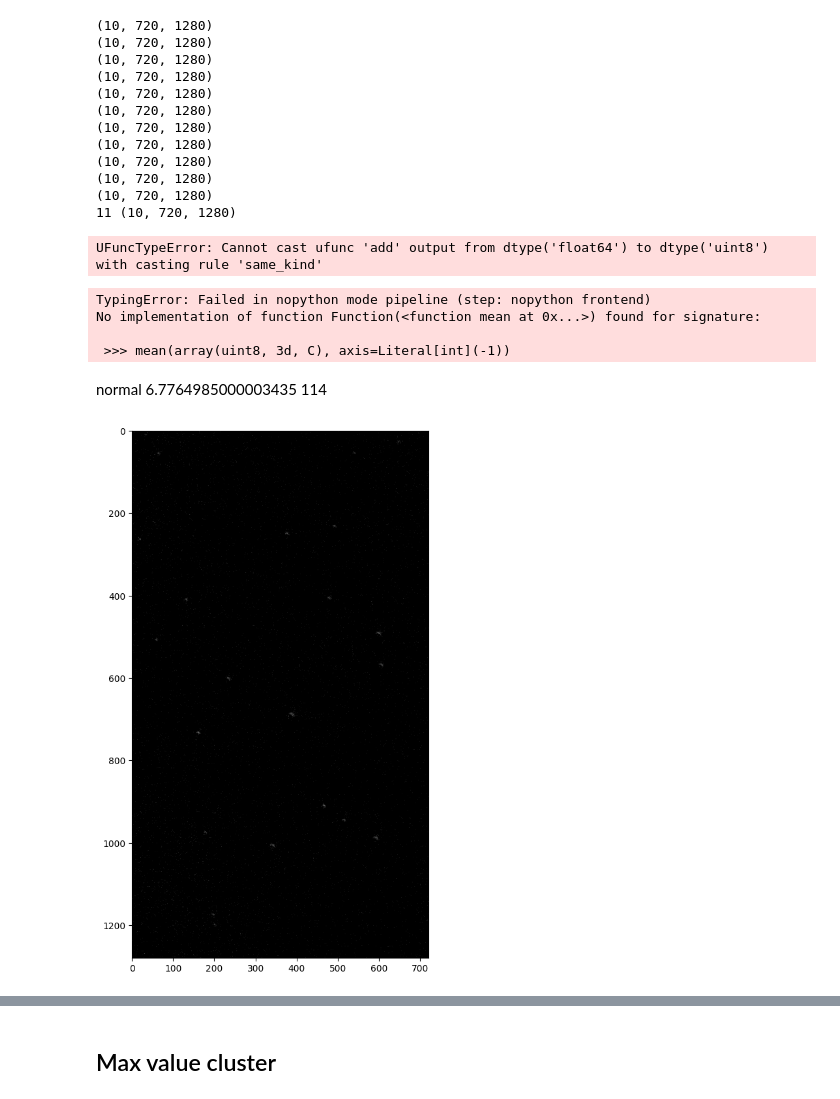
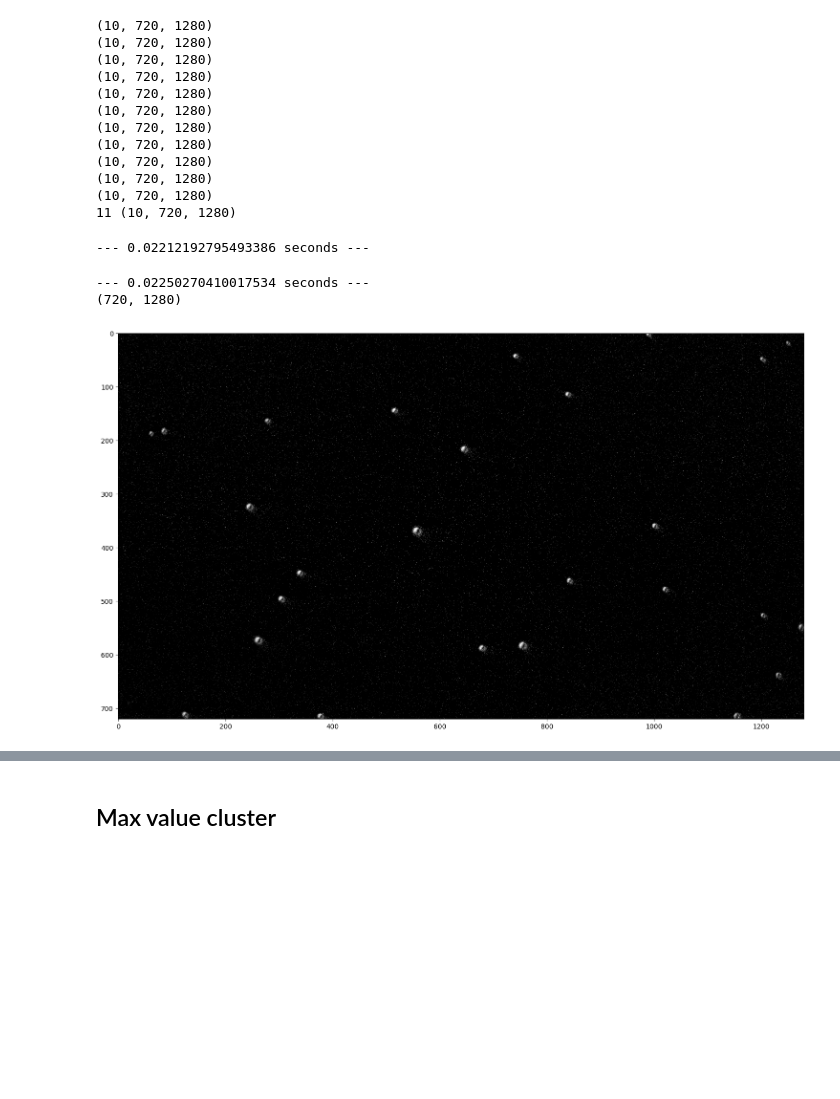
Before and after one commit to I-Zuniga/Event_Star_tracker, a Jupyter notebook: jupyter_notebooks/runtime_comparison.ipynb, the cells around one changed output, grey strips where cells are left out. Saved outputs shown, nothing was run; the diff lists cells and outputs as text; code cells hidden in the pictures; blank space fills up the shorter version.

```diff
--- a/jupyter_notebooks/runtime_comparison.ipynb
+++ b/jupyter_notebooks/runtime_comparison.ipynb
@@ -106,7 +102,7 @@ for evs in mv_iterator:
 
     if frames.shape[0] == 10:
         print (frames.shape)
-
+        compact_frames = blend_buffer(frames, True)
         frames_buffer.append(frames)
         frames = np.empty((0, height, width), dtype=np.uint8)
 
@@ -133,82 +129,45 @@ def blend_buffer(frames_buffer, mirror = False):
     # Stack all grayscale frames along a new axis
     stacked_frames = np.stack(frames_buffer, axis=0)
     # stacked_frames = np.concatenate(frames_buffer, axis=-1)
 
     # Average the values along the last axis
     blend = np.mean(stacked_frames, axis=0)
 
     # Mirror the image
     if mirror:
         blend = np.fliplr(blend)
 
     return blend.astype(np.uint8)
 
-
+@njit(fastmath=True, parallel=True)
 def blend_buffer_2(frames_buffer, mirror = False):
     ''' Get a frame buffer and compacts it into a single frame '''
-    stacked_frames = np.zeros((height, width), dtype=np.uint8)
-    # Stack all grayscale frames along a new axis
+    stacked_frames = np.zeros(frames_buffer[0].shape, dtype=np.uint16)
+
     for i in range(frames_buffer.shape[0]):
         stacked_frames += frames_buffer[i]
-        print(np.max(stacked_frames), np.max(frames_buffer[i]))
-    # stacked_frames = np.stack(frames_buffer, axis=0)
-    # stacked_frames = np.concatenate(frames_buffer, axis=-1)
     blend = stacked_frames / frames_buffer.shape[0] # Average the frames
 
     if mirror:
         blend = np.fliplr(blend)
 
     return blend.astype(np.uint8)  # Convert back to uint8 before returning
 
-# start_time = time.time()
-# for buffer in frames_buffer:
-#     compact_frames = blend_buffer( buffer, True)
-# print("--- %s seconds ---" % (time.time() - start_time))
-
-blend_buffer_2( frames_buffer[0], True)
 start_time = time.time()
 for buffer in frames_buffer:
-    compact_frames = blend_buffer_2( buffer, True)
-print("--- %s seconds ---" % (time.time() - start_time))
+    compact_frames = blend_buffer( buffer, True)
+print("--- %s seconds ---" % ((time.time() - start_time)/len(frames_buffer)))
+
+blend_buffer_2(frames_buffer[0], True)
+start_time = time.time()
+for buffer in frames_buffer:
+    compact_frames = blend_buffer_2(buffer, True)
+print("--- %s seconds ---" % ((time.time() - start_time)/len(frames_buffer)))
 
 print(compact_frames.shape)
 plot_image(np.squeeze(compact_frames))
 # %% [output]
-UFuncTypeError: Cannot cast ufunc 'add' output from dtype('float64') to dtype('uint8') with casting rule 'same_kind'
+--- 0.02212192795493386 seconds ---
+--- 0.02250270410017534 seconds ---
+(720, 1280)
+[figure, added]
-# %%
-@njit(fastmath=True)
-def blend_buffer(frames_buffer, mirror=False):
-    ''' Get a frame buffer and compacts it into a single frame
-    '''
-    # Average the values along the last axis
-    blend = np.mean(frames_buffer, axis=-1)
-
-    # Mirror the image
-    if mirror:
-        blend = np.fliplr(blend)
-
-    return blend.astype(np.uint8)  # Convert back to uint8 before returning
-
-max_buffer = 10
-# blend = np.array(np.zeros((cv2.cvtColor(np.array(frames[0]), cv2.COLOR_BGR2GRAY).shape)))
-copact_frames = []
-frames_buffer = []
-
-time_start = time.perf_counter()
-for frame in frames:
-    frames_buffer.append(frame)
-    if len(frames_buffer) == max_buffer:
-        stacked_frames = np.stack(frames_buffer, axis=-1)
-        blend = blend_buffer(stacked_frames, mirror=True)
-        copact_frames.append(blend.astype(np.uint8))
-        frames_buffer = []
-
-blend_buffer(frames_buffer, mirror=True)
-print('time', time.perf_counter() - time_start)
-
-print(len(copact_frames))
-# %% [output]
-TypingError: Failed in nopython mode pipeline (step: nopython frontend)
-No implementation of function Function(<function mean at 0x...>) found for signature:
-
- >>> mean(array(uint8, 3d, C), axis=Literal[int](-1))
@@ -248,7 +173,0 @@ blended_frame = blend_buffer(frames_buffer, mirror=True)
-# %% [markdown]
-normal 6.7764985000003435
-114
-# %%
-plot_image(frames[1])
-# %% [output]
-[figure, removed]
```
Also changed, not shown: parts of 20 cells of this notebook, 3 other files.
